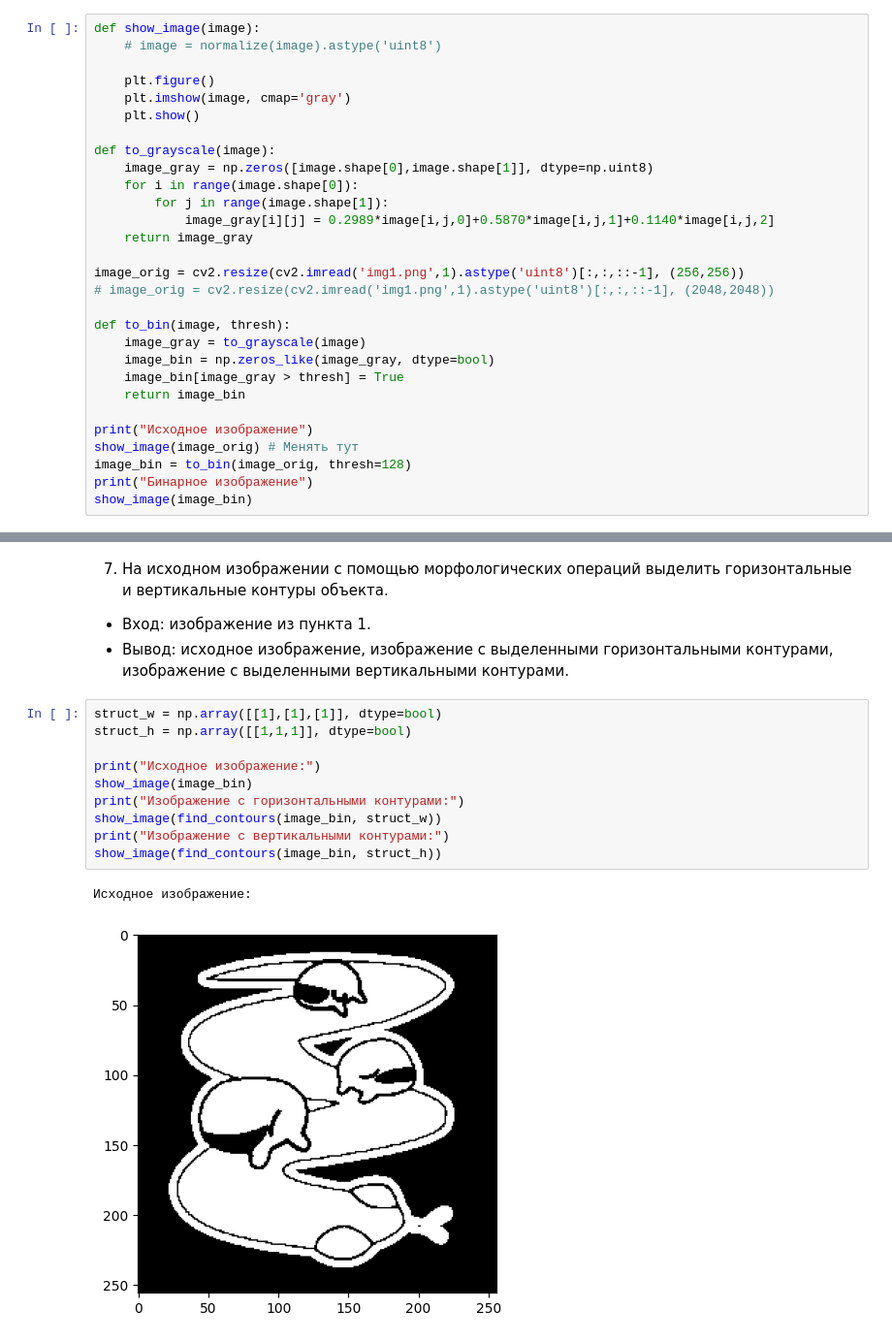
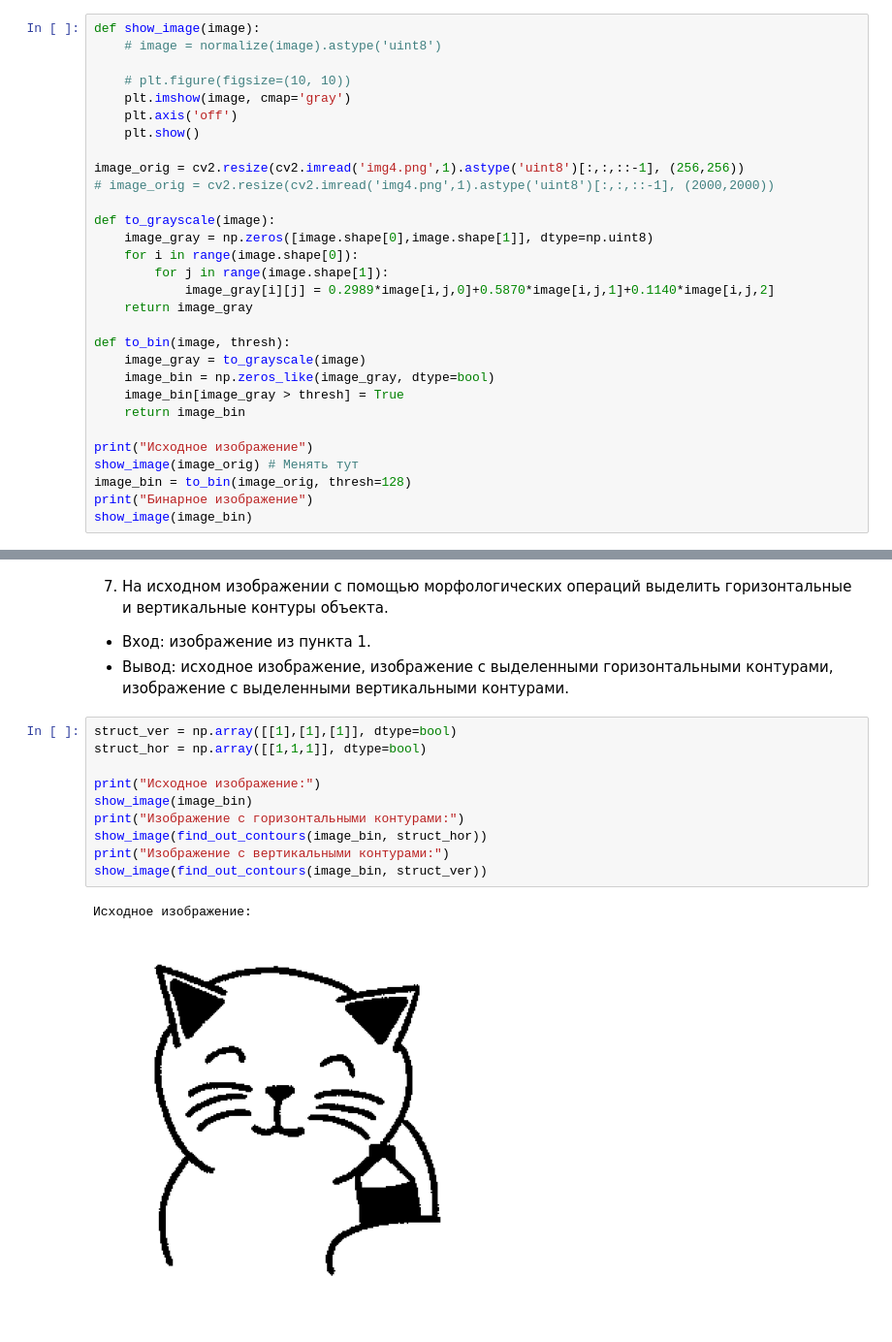
Before and after one commit to Televerso/TSOI_lab3, a Jupyter notebook: ТЦОИ_ЛР3.ipynb, the cells around one changed output, grey strips where cells are left out. Shown at 97% size. Cells and saved outputs as stored; diff of their text form.

```diff
--- a/ТЦОИ_ЛР3.ipynb
+++ b/ТЦОИ_ЛР3.ipynb
@@ -83,9 +83,13 @@ import numpy as np
 def show_image(image):
     # image = normalize(image).astype('uint8')
 
-    plt.figure()
+    # plt.figure(figsize=(10, 10))
     plt.imshow(image, cmap='gray')
+    plt.axis('off')
     plt.show()
+
+image_orig = cv2.resize(cv2.imread('img4.png',1).astype('uint8')[:,:,::-1], (256,256))
+# image_orig = cv2.resize(cv2.imread('img4.png',1).astype('uint8')[:,:,::-1], (2000,2000))
 
 def to_grayscale(image):
     image_gray = np.zeros([image.shape[0],image.shape[1]], dtype=np.uint8)
@@ -93,9 +97,6 @@ def to_grayscale(image):
         for j in range(image.shape[1]):
             image_gray[i][j] = 0.2989*image[i,j,0]+0.5870*image[i,j,1]+0.1140*image[i,j,2]
     return image_gray
-
-image_orig = cv2.resize(cv2.imread('img1.png',1).astype('uint8')[:,:,::-1], (256,256))
-# image_orig = cv2.resize(cv2.imread('img1.png',1).astype('uint8')[:,:,::-1], (2048,2048))
 
 def to_bin(image, thresh):
     image_gray = to_grayscale(image)
@@ -337,16 +336,16 @@ for i in range(2):
   *   Вход: изображение из пункта 1.
   *   Вывод: исходное изображение, изображение с выделенными горизонтальными контурами, изображение с выделенными вертикальными контурами.
 # %%
-struct_w = np.array([[1],[1],[1]], dtype=bool)
-struct_h = np.array([[1,1,1]], dtype=bool)
+struct_ver = np.array([[1],[1],[1]], dtype=bool)
+struct_hor = np.array([[1,1,1]], dtype=bool)
 
 print("Исходное изображение:")
 show_image(image_bin)
 print("Изображение с горизонтальными контурами:")
-show_image(find_contours(image_bin, struct_w))
+show_image(find_out_contours(image_bin, struct_hor))
 print("Изображение с вертикальными контурами:")
-show_image(find_contours(image_bin, struct_h))
+show_image(find_out_contours(image_bin, struct_ver))
 # %% [output]
 Исходное изображение:
-[figure, old version]
+[figure, new version]
 Изображение с горизонтальными контурами:
```
Also changed, not shown: parts of 10 cells of this notebook, 2 other files.
